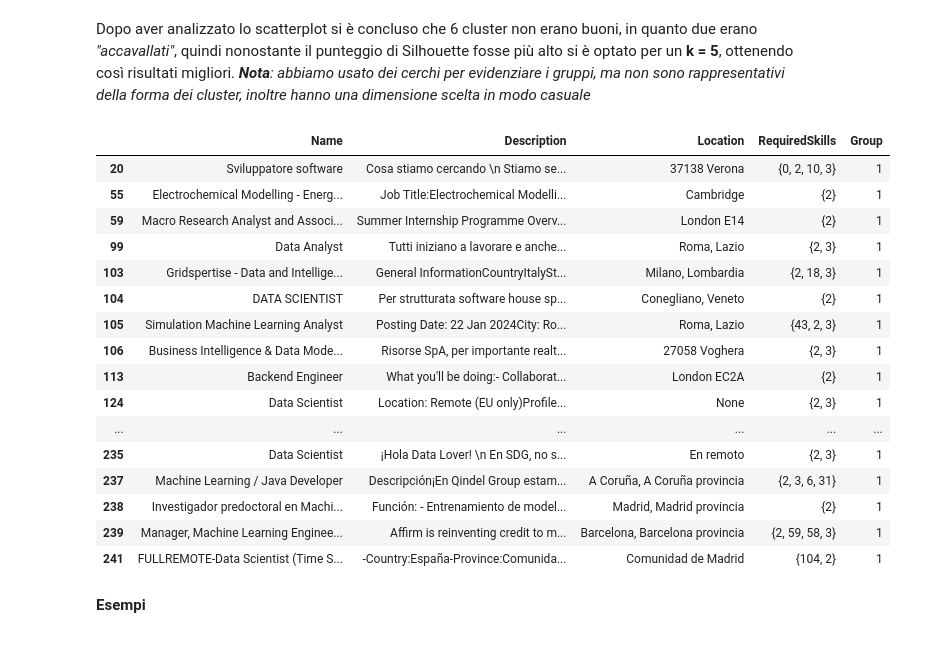
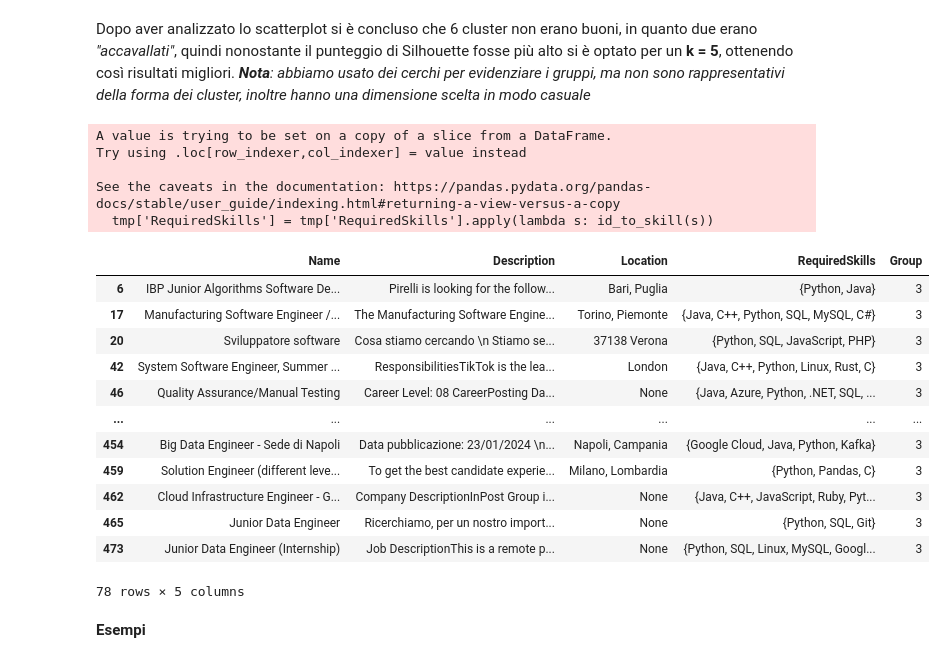
Before and after one commit to antoninoLorenzo/RecommenderSystem_TC, a Jupyter notebook: demo/notebooks/test_offers_1/test.ipynb, the cells around one changed output. Drawn from its saved outputs; the diff is of its cells as text; code cells hidden in the pictures.

Commit message:
update generale

```diff
--- a/demo/notebooks/test_offers_1/test.ipynb
+++ b/demo/notebooks/test_offers_1/test.ipynb
@@ -271,7 +271,7 @@ def kmeans_silhouette(frame: pd.DataFrame,
 # --- See how many clusters perform the best
 max_value = -2
 best_value = 0
-for k in range(2, 8):
+for k in range(3, 7):
     tmp_kmeans = KMeans(n_clusters=k, init='k-means++', n_init=5, random_state=42)
     labels = tmp_kmeans.fit_predict(distance_matrix)
     offers_frame['Group'] = labels
@@ -305,7 +286,7 @@ Value for 7: 0.021
 # %%
 # --- best
 # k-means++ is best for high-dimensional data
-kmeans = KMeans(n_clusters=5, init='k-means++', n_init=5, random_state=42)
+kmeans = KMeans(n_clusters=5, init='k-means++', n_init=10, random_state=42)
 labels = kmeans.fit_predict(distance_matrix)
 offers_frame['Group'] = labels
 # %% [markdown]
@@ -342,25 +323,28 @@ plt.show()
 Dopo aver analizzato lo scatterplot si è concluso che 6 cluster non erano buoni, in quanto due erano *"accavallati"*, quindi nonostante il punteggio di Silhouette fosse più alto si è optato per un **k = 5**, ottenendo così risultati migliori.
 ***Nota**: abbiamo usato dei cerchi per evidenziare i gruppi, ma non sono rappresentativi della forma dei cluster, inoltre hanno una dimensione scelta in modo casuale*
 # %%
-offers_frame[offers_frame['Group'] == 1]
+tmp: pd.DataFrame = offers_frame[offers_frame['Group'] == 3]
+tmp['RequiredSkills'] = tmp['RequiredSkills'].apply(lambda s: id_to_skill(s))
+tmp
 # %% [output]
+A value is trying to be set on a copy of a slice from a DataFrame.
+Try using .loc[row_indexer,col_indexer] = value instead
+
+See the caveats in the documentation: https://pandas.pydata.org/pandas-docs/stable/user_guide/indexing.html#returning-a-view-versus-a-copy
+  tmp['RequiredSkills'] = tmp['RequiredSkills'].apply(lambda s: id_to_skill(s))
 |  | Name | Description | Location | RequiredSkills | Group |
-| 20 | Sviluppatore software | Cosa stiamo cercando \n Stiamo se... | 37138 Verona | {0, 2, 10, 3} | 1 |
-| 55 | Electrochemical Modelling - Energ... | Job Title:Electrochemical Modelli... | Cambridge | {2} | 1 |
-| 59 | Macro Research Analyst and Associ... | Summer Internship Programme Overv... | London E14 | {2} | 1 |
-| 99 | Data Analyst | Tutti iniziano a lavorare e anche... | Roma, Lazio | {2, 3} | 1 |
-| 103 | Gridspertise - Data and Intellige... | General InformationCountryItalySt... | Milano, Lombardia | {2, 18, 3} | 1 |
-| 104 | DATA SCIENTIST | Per strutturata software house sp... | Conegliano, Veneto | {2} | 1 |
-| 105 | Simulation Machine Learning Analyst | Posting Date: 22 Jan 2024City: Ro... | Roma, Lazio | {43, 2, 3} | 1 |
-| 106 | Business Intelligence & Data Mode... | Risorse SpA, per importante realt... | 27058 Voghera | {2, 3} | 1 |
-| 113 | Backend Engineer | What you'll be doing:- Collaborat... | London EC2A | {2} | 1 |
-| 124 | Data Scientist | Location: Remote (EU only)Profile... | None | {2, 3} | 1 |
+| 6 | IBP Junior Algorithms Software De... | Pirelli is looking for the follow... | Bari, Puglia | {Python, Java} | 3 |
+| 17 | Manufacturing Software Engineer /... | The Manufacturing Software Engine... | Torino, Piemonte | {Java, C++, Python, SQL, MySQL, C#} | 3 |
+| 20 | Sviluppatore software | Cosa stiamo cercando \n Stiamo se... | 37138 Verona | {Python, SQL, JavaScript, PHP} | 3 |
+| 42 | System Software Engineer, Summer ... | ResponsibilitiesTikTok is the lea... | London | {Java, C++, Python, Linux, Rust, C} | 3 |
+| 46 | Quality Assurance/Manual Testing | Career Level: 08 CareerPosting Da... | None | {Java, Azure, Python, .NET, SQL, ... | 3 |
 | ... | ... | ... | ... | ... | ... |
-| 235 | Data Scientist | ¡Hola Data Lover! \n En SDG, no s... | En remoto | {2, 3} | 1 |
-| 237 | Machine Learning / Java Developer | Descripción¡En Qindel Group estam... | A Coruña, A Coruña provincia | {2, 3, 6, 31} | 1 |
-| 238 | Investigador predoctoral en Machi... | Función: - Entrenamiento de model... | Madrid, Madrid provincia | {2} | 1 |
-| 239 | Manager, Machine Learning Enginee... | Affirm is reinventing credit to m... | Barcelona, Barcelona provincia | {2, 59, 58, 3} | 1 |
-| 241 | FULLREMOTE-Data Scientist (Time S... | -Country:España-Province:Comunida... | Comunidad de Madrid | {104, 2} | 1 |
+| 454 | Big Data Engineer - Sede di Napoli | Data pubblicazione: 23/01/2024 \n... | Napoli, Campania | {Google Cloud, Java, Python, Kafka} | 3 |
+| 459 | Solution Engineer (different leve... | To get the best candidate experie... | Milano, Lombardia | {Python, Pandas, C} | 3 |
+| 462 | Cloud Infrastructure Engineer - G... | Company DescriptionInPost Group i... | None | {Java, C++, JavaScript, Ruby, Pyt... | 3 |
+| 465 | Junior Data Engineer | Ricerchiamo, per un nostro import... | None | {Python, SQL, Git} | 3 |
+| 473 | Junior Data Engineer (Internship) | Job DescriptionThis is a remote p... | None | {Python, SQL, Linux, MySQL, Googl... | 3 |
+78 rows × 5 columns
 # %% [markdown]
 **Esempi**
 # %%
```
Also changed, not shown: parts of 12 cells of this notebook, 2 other files.
